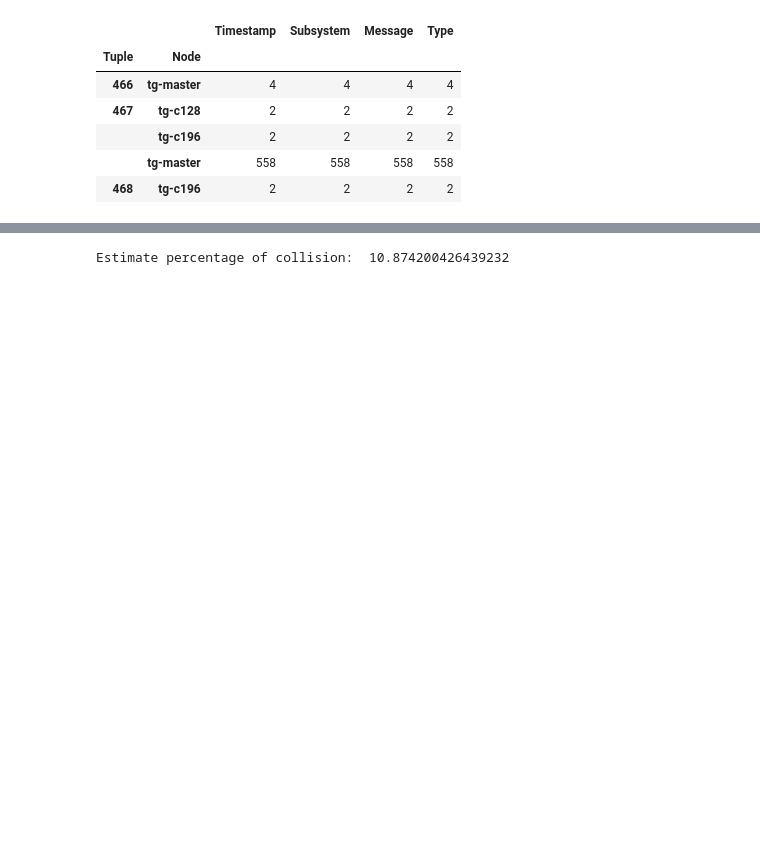
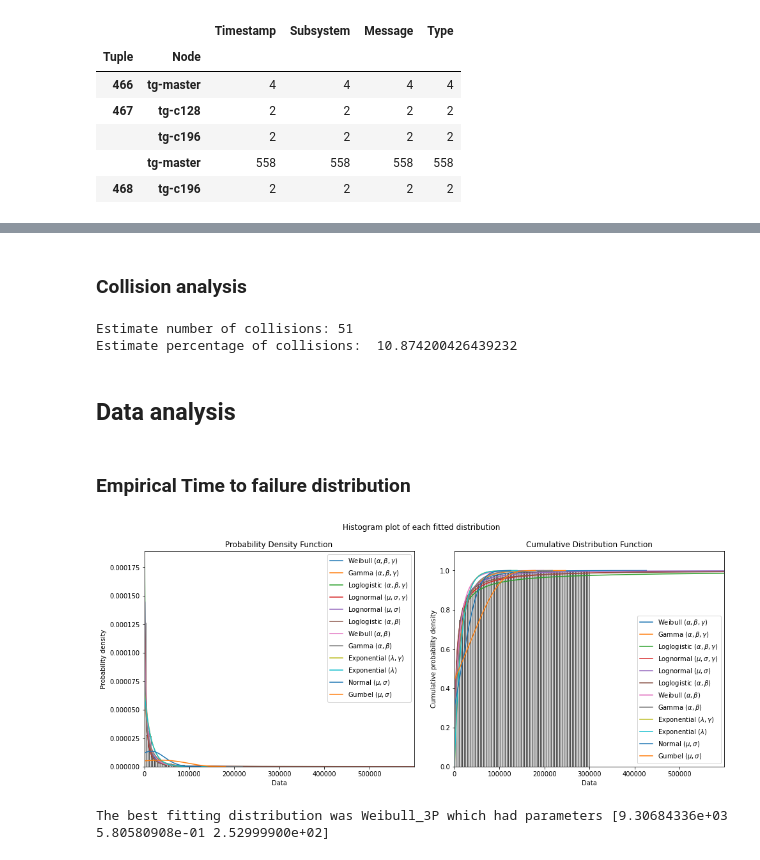
Before and after one commit to GuidoDC97/IE, a Jupyter notebook: Esercizio 5 FFDA/FFDA.ipynb, the cells around one changed output, grey strips where cells are left out. Drawn from its saved outputs; the diff is of its cells as text; code cells hidden in the pictures; blank space fills up the shorter version.

Commit message:
Aggiornata: * Data Analysys
Aggiunte:
* Node analysis

Iniziata:
* Category analysis

```diff
--- a/Esercizio 5 FFDA/FFDA.ipynb
+++ b/Esercizio 5 FFDA/FFDA.ipynb
@@ -62,6 +67,20 @@ def tupling(dataframe, c_win, filepath):
         print('File already exists!\n')
         dataframe = pd.read_csv(filepath, index_col = 0)
         return dataframe
+# %%
+def statistics(dataframe):
+    df_stat = pd.DataFrame(columns=['# Entries', 'Start time', 'End time', 'Length', 'Density', 'Interarrival'])
+
+    df_stat['# Entries'] = dataframe.groupby(by='Tuple').count()['Timestamp']
+    df_stat['Start time'] =  dataframe.groupby(by='Tuple').min(numeric_only = True)['Timestamp']
+    df_stat['End time'] =  dataframe.groupby(by='Tuple').max(numeric_only = True)['Timestamp']
+    df_stat['Length'] =  df_stat['End time'] - df_stat['Start time']
+    df_stat['Density'] = df_stat['# Entries'] / df_stat['Length']
+    df_temp = pd.DataFrame(data = {'Start time' : [np.nan]})
+    df_temp = df_temp.append(df_stat, ignore_index = True)
+    df_stat['Interarrival'] = (df_stat['Start time'] - df_temp['End time']).dropna().astype(int)
+
+    return df_stat
 # %% [markdown]
 # Mercury
 # %%
@@ -174,0 +174,3 @@ df_stat.head()
+# %%
+df_stat = statistics(df_mercury)
+df_stat.head()
@@ -279,3 +289,5 @@ Estimate percentage of truncation:  8.102345415778252
+# %% [markdown]
+### Collision analysis
 # %%
 collided = 0
 for tup in df_group.index.unique():
@@ -283,7 +295,20 @@ for tup in df_group.index.unique():
         collided = collided + 1
 # %%
 perc_coll = (collided/num_tuple)*100
-
-print('Estimate percentage of collision: ', perc_coll)
+print('Estimate number of collisions:', collided)
+print('Estimate percentage of collisions: ', perc_coll)
 # %% [output]
-Estimate percentage of collision:  10.874200426439232
+Estimate number of collisions: 51
+Estimate percentage of collisions:  10.874200426439232
+# %% [markdown]
+## Data analysis
+# %% [markdown]
+### Empirical Time to failure distribution
+# %%
+data = df_stat['Interarrival'].dropna().to_numpy()
+
+results = Fit_Everything(failures=data, show_PP_plot = False, show_probability_plot = False, print_results = False, show_histogram_plot = True)
+print('The best fitting distribution was', results.best_distribution_name, 'which had parameters', results.best_distribution.parameters)
+# %% [output]
+[figure, added]
+The best fitting distribution was Weibull_3P which had parameters [9.30684336e+03 5.80580908e-01 2.52999900e+02]
```
Also changed, not shown: parts of 41 cells of this notebook, 30 other files.
